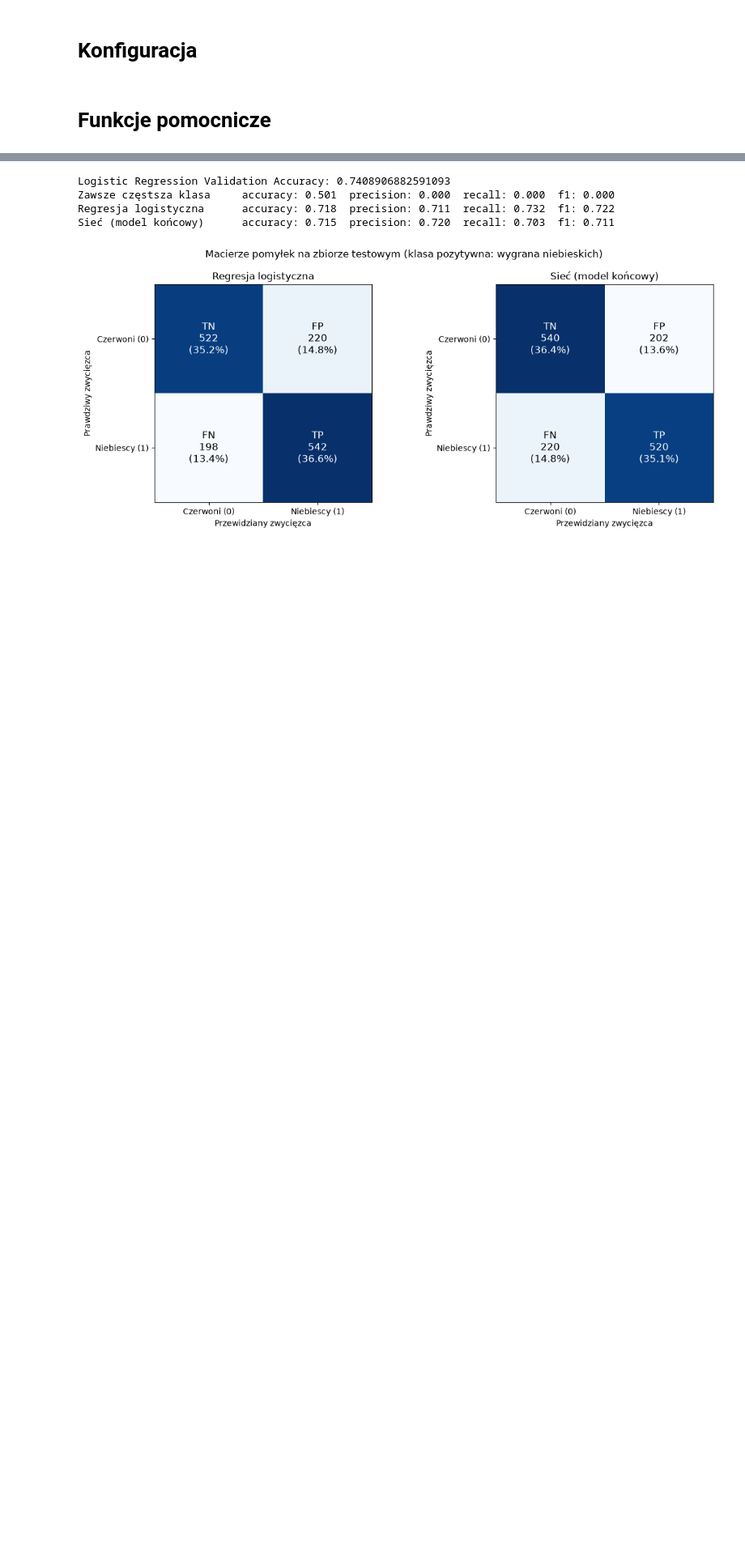
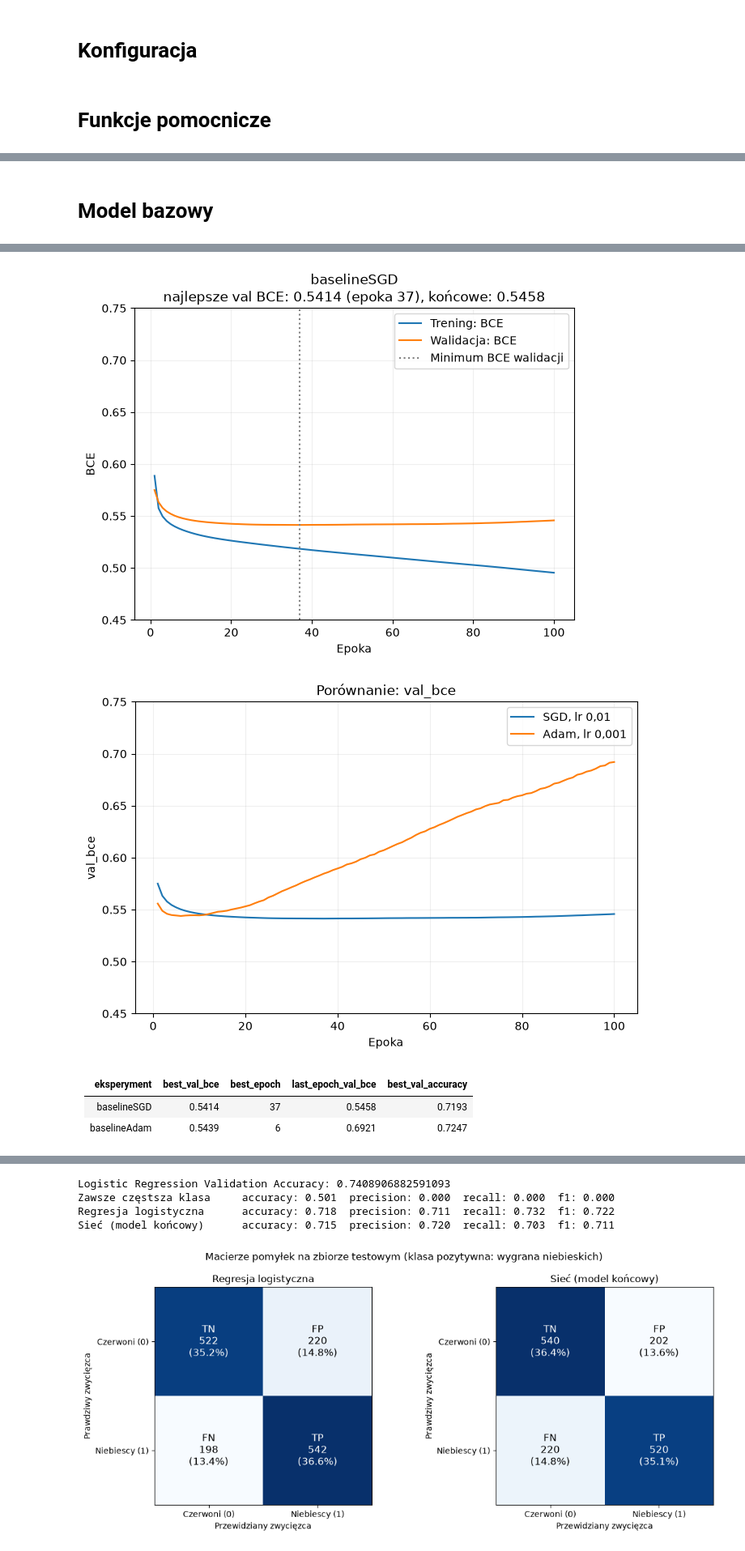
Before and after one commit to juliansuszko/Projekt1---Diagnostyka-procesu-uczenia, a Jupyter notebook: notebooks/diagnostyka_treningu.ipynb, the cells around one changed output, grey strips where cells are left out. Shown at 81% size. Drawn from its saved outputs; the diff is of its cells as text; code cells hidden in the pictures; blank space fills up the shorter version.

Commit message:
Add code to recreate experiments

```diff
--- a/notebooks/diagnostyka_treningu.ipynb
+++ b/notebooks/diagnostyka_treningu.ipynb
@@ -314,3 +314,11 @@ def evaluate(y_true, y_pred):
         "recall": recall_score(y_true, y_pred),
         "f1": f1_score(y_true, y_pred),
     }
+
+def run(config):
+    return run_experiment(config, X_train_s, y_train, X_val_s, y_val)
+
+def save_table(names, filename, columns=("best_val_bce", "best_epoch", "last_epoch_val_bce", "best_val_accuracy")):
+    table = results_table(names, columns=columns)
+    (RESULTS_DIR / filename).write_text(table, encoding="utf-8")
+    display(Markdown(table))
@@ -365,0 +340,10 @@ plot_compare(["sgd_baseline_unstable_0.1", "sgd_baseline_unstable_0.5", "sgd_bas
+# %% [markdown]
+# Model bazowy
+# %%
+run(ExperimentConfig(name="baselineSGD"))
+run(ExperimentConfig(name="baselineAdam", optimizer="adam", learning_rate=0.001))
+
+plot_history("baselineSGD")
+plot_compare(["baselineSGD", "baselineAdam"], labels=["SGD, lr 0,01", "Adam, lr 0,001"], filename="p0_baseline_val_bce.png")
+save_table(["baselineSGD", "baselineAdam"], "p0_tabela.md")
+# %% [output]
@@ -365,0 +353,6 @@ plot_compare(["sgd_baseline_unstable_0.1", "sgd_baseline_unstable_0.5", "sgd_bas
+[figure, added]
+[figure, added]
+| eksperyment | best_val_bce | best_epoch | last_epoch_val_bce | best_val_accuracy |
+| --- | --- | --- | --- | --- |
+| baselineSGD | 0.5414 | 37 | 0.5458 | 0.7193 |
+| baselineAdam | 0.5439 | 6 | 0.6921 | 0.7247 |
```
Also changed, not shown: parts of 17 cells of this notebook, 6 other files.
